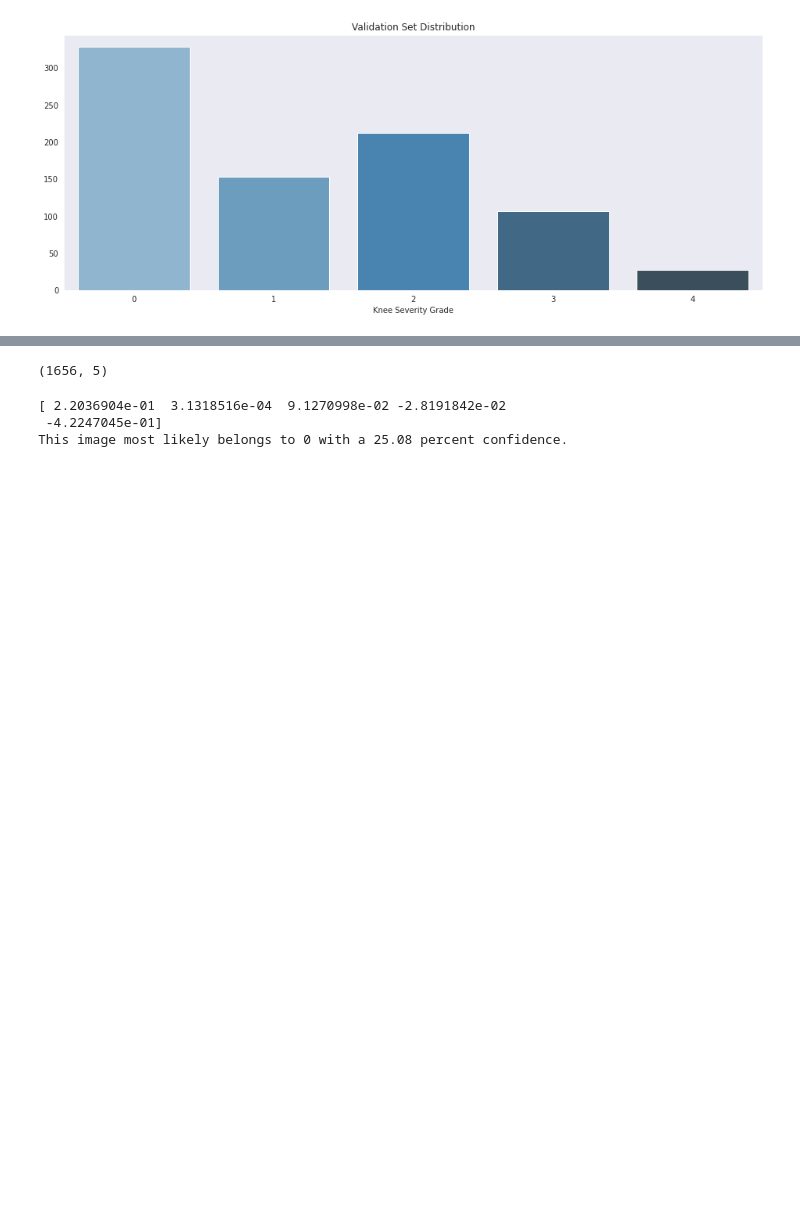
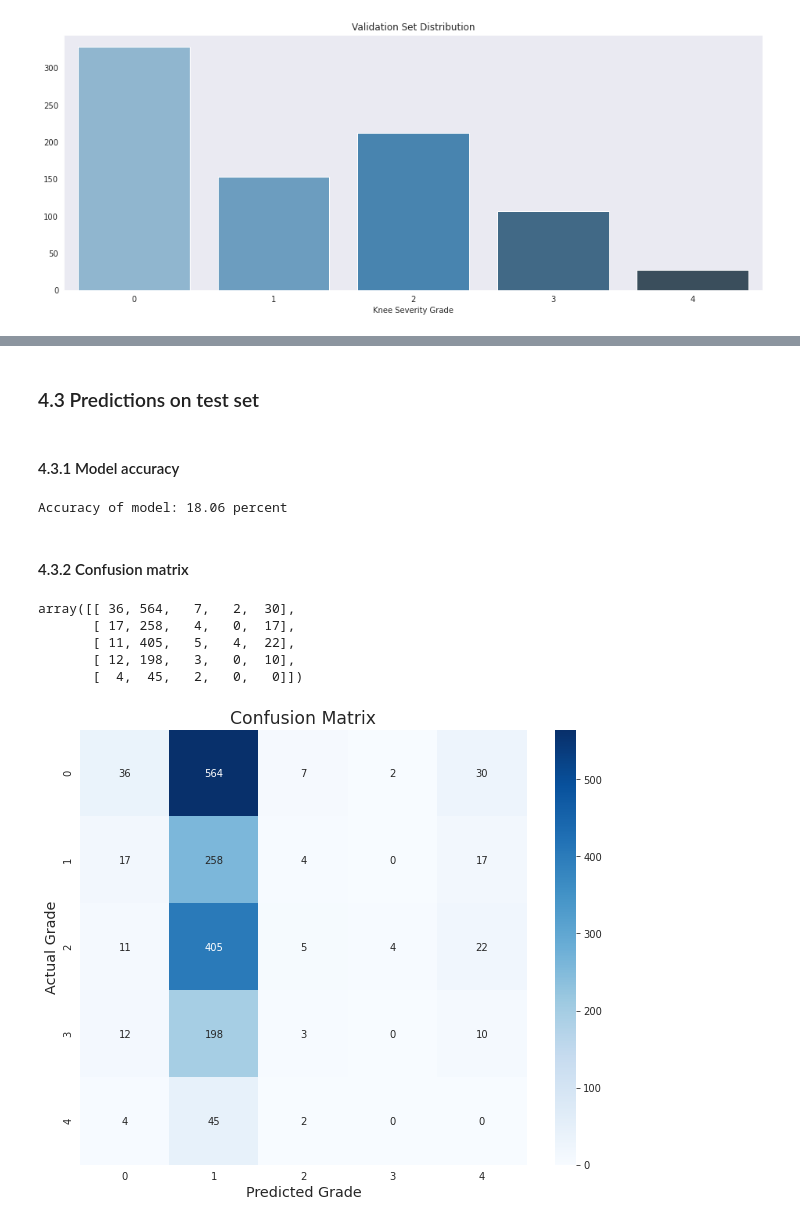
Before and after one commit to fontainelam/KneeOsteoarthritis, a Jupyter notebook: notebooks/Classifying_Knee_Images.ipynb, the cells around one changed output, grey strips where cells are left out. Cells and saved outputs as stored; diff of their text form; code cells hidden in the pictures; blank space fills up the shorter version.

```diff
--- a/notebooks/Classifying_Knee_Images.ipynb
+++ b/notebooks/Classifying_Knee_Images.ipynb
@@ -232,2 +279,0 @@ plt.show()
-# %%
-predictions = model.predict(test_dataset, batch_size=32, verbose=1)
@@ -236,15 +280,47 @@ predictions = model.predict(test_dataset, batch_size=32, verbose=1)
-# %%
-print(predictions.shape)
-# %% [output]
-(1656, 5)
-# %%
-print(predictions[0])
-score = tf.nn.softmax(predictions[0])
-print(
-    "This image most likely belongs to {} with a {:.2f} percent confidence."
-    .format(np.argmax(score), 100 * np.max(score))
-)
-# %% [output]
-[ 2.2036904e-01  3.1318516e-04  9.1270998e-02 -2.8191842e-02
- -4.2247045e-01]
-This image most likely belongs to 0 with a 25.08 percent confidence.
+# %% [markdown]
+### 4.3 Predictions on test set
+# %%
+all_predictions = []
+y_pred = []
+y_test = []
+test_images = None
+first_batch = True
+
+for image_batch, label_batch in test_dataset:
+    predictions = model.predict(image_batch)
+    all_predictions.append(predictions)
+    y_pred.append(predictions.argmax(axis=1))
+    if first_batch:
+        test_images = image_batch.numpy()
+        first_batch = False
+    y_test.append(label_batch)
+# %%
+predicted_labels = tf.concat([item for item in y_pred], axis=0)
+true_labels = tf.concat([item for item in y_test], axis=0)
+predictions = tf.concat([item for item in all_predictions],axis=0)
+# %% [markdown]
+#### 4.3.1 Model accuracy
+# %%
+accuracy_score = 100 * np.sum(predicted_labels.numpy() == true_labels.numpy())/len(predictions)
+print('Accuracy of model: {:.2f} percent'.format(accuracy_score))
+# %% [output]
+Accuracy of model: 18.06 percent
+# %% [markdown]
+#### 4.3.2 Confusion matrix
+# %%
+cm = confusion_matrix(true_labels, predicted_labels)
+cm
+# %% [output]
+array([[ 36, 564,   7,   2,  30],
+       [ 17, 258,   4,   0,  17],
+       [ 11, 405,   5,   4,  22],
+       [ 12, 198,   3,   0,  10],
+       [  4,  45,   2,   0,   0]])
+# %%
+plt.figure(figsize=(10, 8))
+_ = sns.heatmap(cm, annot=True, fmt='g', vmin=0, cmap='Blues')
+plt.xlabel('Predicted Grade', size='x-large')
+plt.ylabel('Actual Grade', size='x-large')
+_ = plt.title('Confusion Matrix',size='xx-large')
+# %% [output]
+[figure, added]
```
Also changed, not shown: parts of 36 cells of this notebook.
